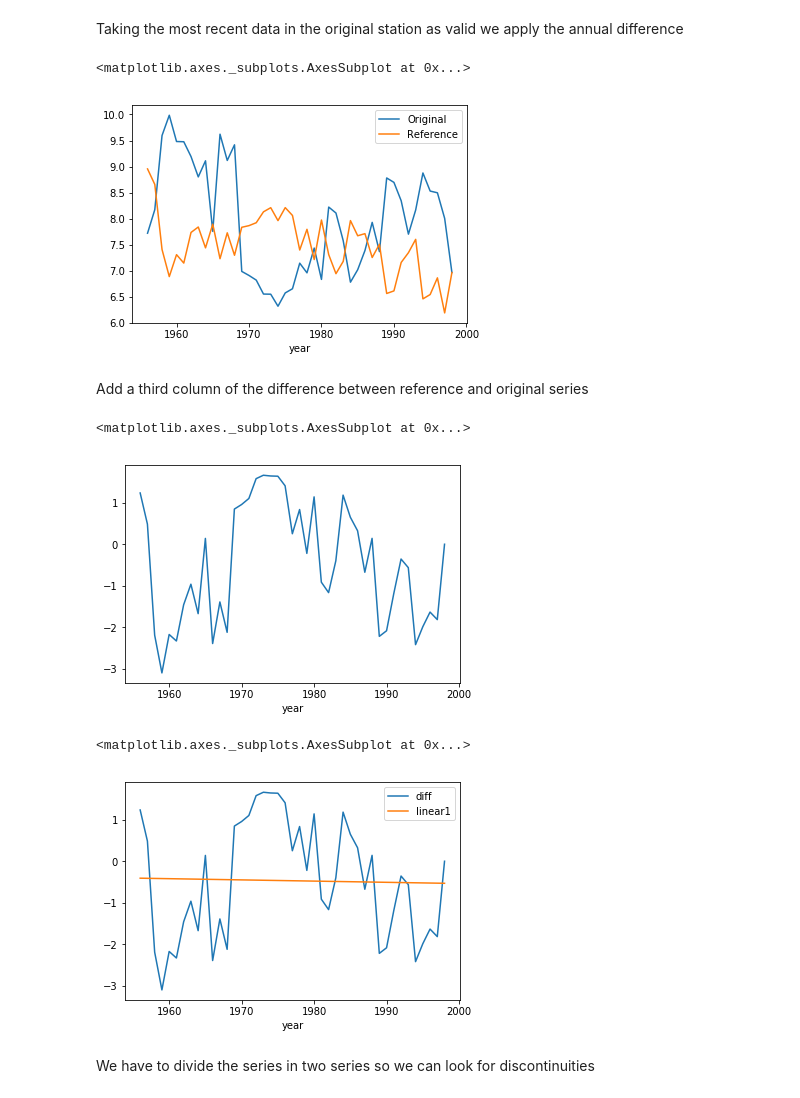
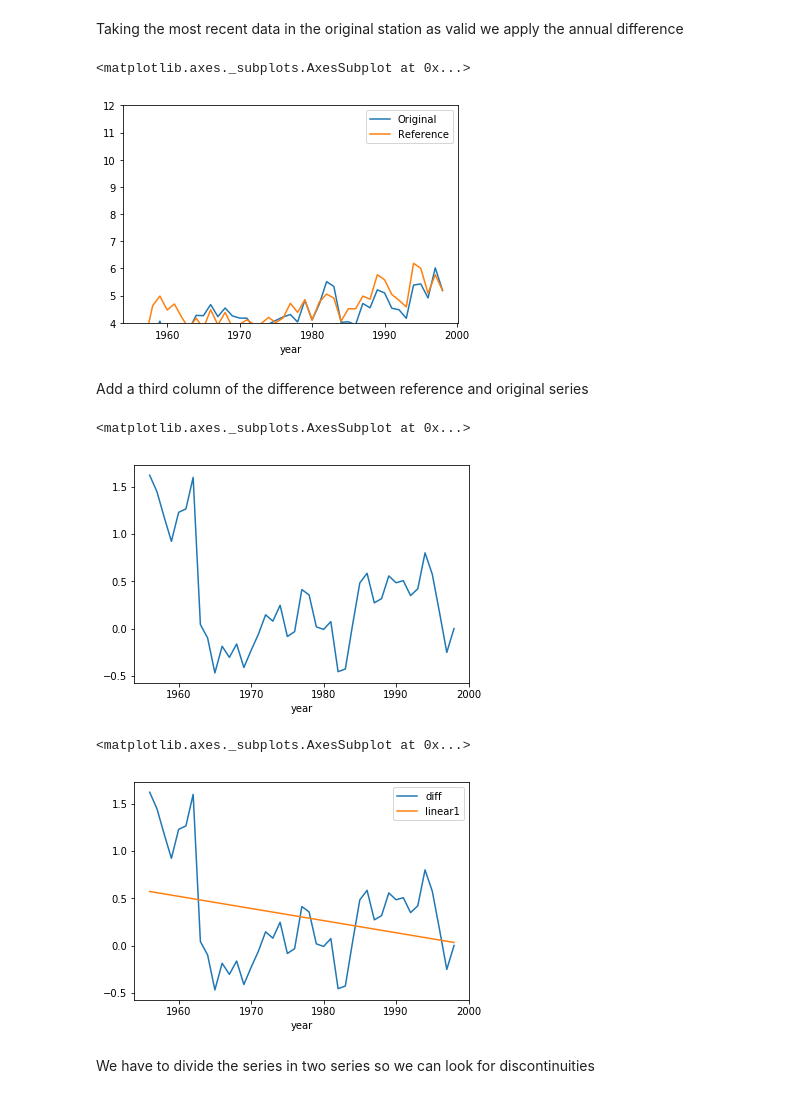
Before and after one commit to sgzFalcon/projects, a Jupyter notebook: climateAnalysis/main.ipynb, the cells around one changed output. Cells and saved outputs as stored; diff of their text form; code cells hidden in the pictures.

Commit message:
Add reference series

```diff
--- a/climateAnalysis/main.ipynb
+++ b/climateAnalysis/main.ipynb
@@ -52,7 +52,7 @@ stations.head()
 # %% [markdown]
 Now we choose the origin or studied station:
 # %%
-origin = '9489'
-stations[origin].plot.line()
+origin = '2030'
+stations[origin].plot.line(ylim=(4,12))
 oriSeries = stations[origin]
 # %% [output]
@@ -88,14 +105,14 @@ Taking the most recent data in the original station as valid we apply the annual
 # %%
 refSeries = oriSeries.copy()
 for i,diff in enumerate(refSeriesDiff.sort_index(ascending=False).tolist()):
-    refSeries.loc[1998-(i+1)] = refSeries.loc[1998-i]+diff
+    refSeries.loc[1998-(i+1)] = refSeries.loc[1998-i]-diff
 refSeries = refSeries.sort_index()
 # %%
 OriRefDF = pd.concat({'Reference':refSeries, 'Original':oriSeries}, axis=1)
-OriRefDF.plot.line()
+OriRefDF.plot.line(ylim=(4,12))
 # %% [output]
 <matplotlib.axes._subplots.AxesSubplot at 0x...>
-[figure, old version]
+[figure, new version]
 # %% [markdown]
 Add a third column of the difference between reference and original series
 # %%
@@ -103,7 +120,7 @@ OriRefDF['diff']=OriRefDF['Reference'] - OriRefDF['Original']
 OriRefDF['diff'].plot.line()
 # %% [output]
 <matplotlib.axes._subplots.AxesSubplot at 0x...>
-[figure, old version]
+[figure, new version]
 # %%
 coef1, RSS1, _, _, _ = np.polyfit(OriRefDF.index,OriRefDF['diff'],1,full=True)
 linear_reg1 = np.poly1d(coef1)
@@ -114,7 +131,7 @@ for index in OriRefDF.index:
 OriRefDF[['diff','linear1']].plot.line()
 # %% [output]
 <matplotlib.axes._subplots.AxesSubplot at 0x...>
-[figure, old version]
+[figure, new version]
 # %% [markdown]
 We have to divide the series in two series so we can look for discontinuities
 # %%
```
Also changed, not shown: parts of 9 cells of this notebook.
